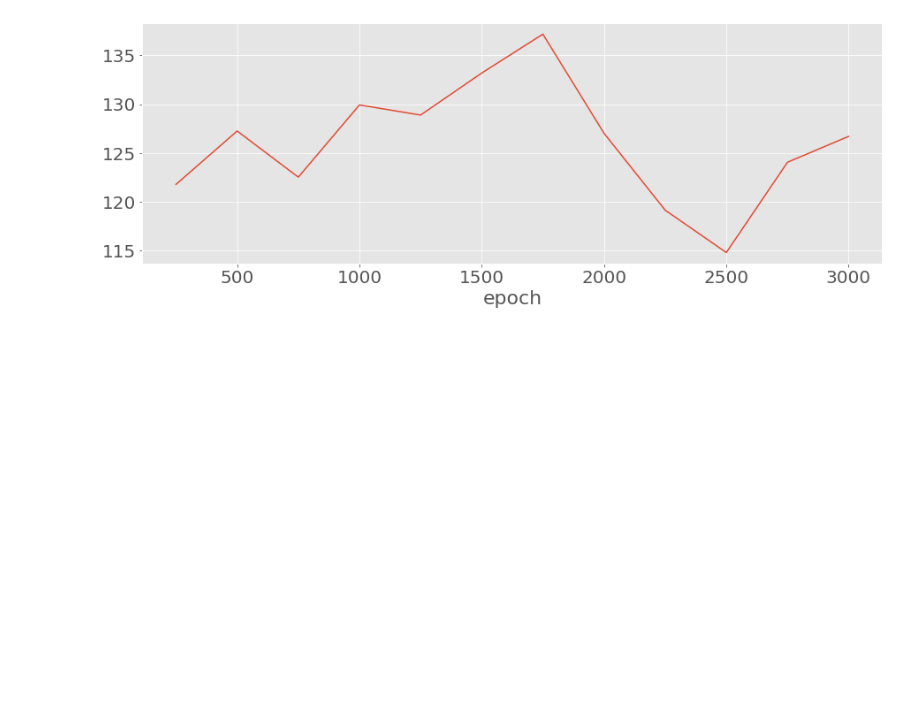
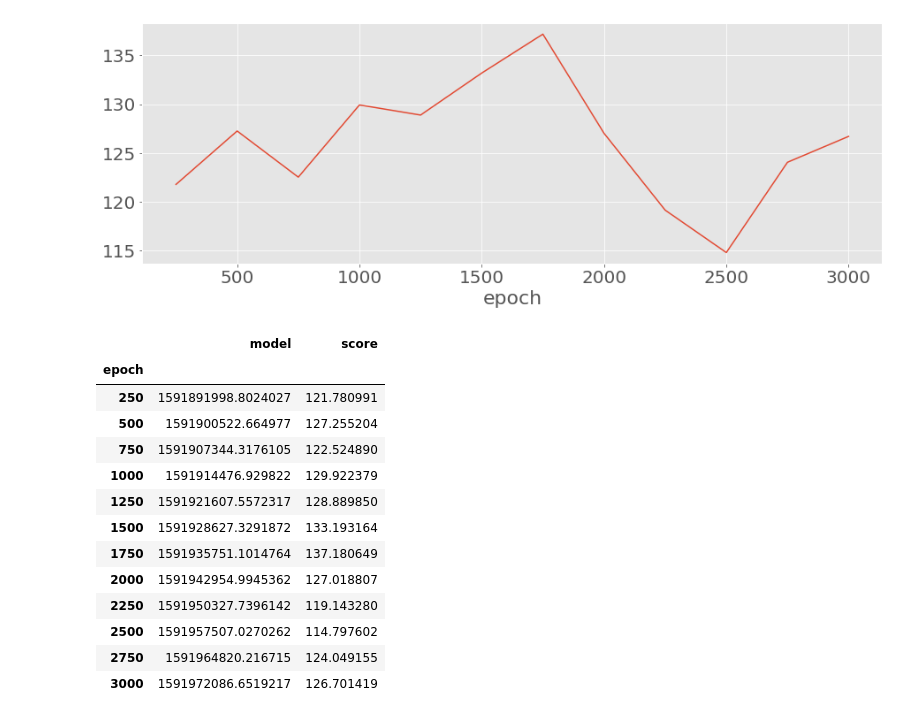
Before and after one commit to gabrielxzc/evoman-game-playing-competition-WCCI-2020, a Jupyter notebook: report_helper.ipynb, the cells around one changed output. Cells and saved outputs as stored; diff of their text form; code cells hidden in the pictures; blank space fills up the shorter version.

```diff
--- a/report_helper.ipynb
+++ b/report_helper.ipynb
@@ -101,3 +101,25 @@ for i, experiment in enumerate(lists):
 [figure]
 [figure]
 [figure]
+# %%
+progress_list = [(r['model'], r['epochs'], 8 / np.sum(1 / r['result'].gain)) for r in results if r['model'] in lists[2]]
+progress = pd.DataFrame(progress_list, columns=['model', 'epoch', 'score'])
+progress['epoch'] = progress.epoch.cumsum()
+progress.set_index('epoch', inplace=True)
+# %%
+progress
+# %% [output]
+|  | model | score |
+| epoch |  |  |
+| 250 | 1591891998.8024027 | 121.780991 |
+| 500 | 1591900522.664977 | 127.255204 |
+| 750 | 1591907344.3176105 | 122.524890 |
+| 1000 | 1591914476.929822 | 129.922379 |
+| 1250 | 1591921607.5572317 | 128.889850 |
+| 1500 | 1591928627.3291872 | 133.193164 |
+| 1750 | 1591935751.1014764 | 137.180649 |
+| 2000 | 1591942954.9945362 | 127.018807 |
+| 2250 | 1591950327.7396142 | 119.143280 |
+| 2500 | 1591957507.0270262 | 114.797602 |
+| 2750 | 1591964820.216715 | 124.049155 |
+| 3000 | 1591972086.6519217 | 126.701419 |
```
Also changed, not shown: 48 other files.
